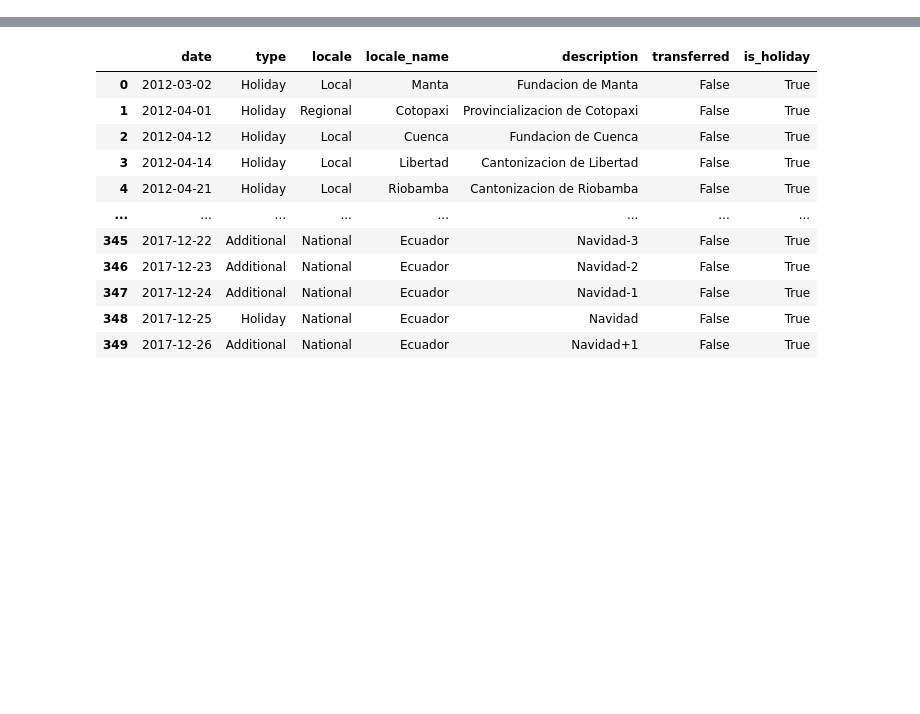
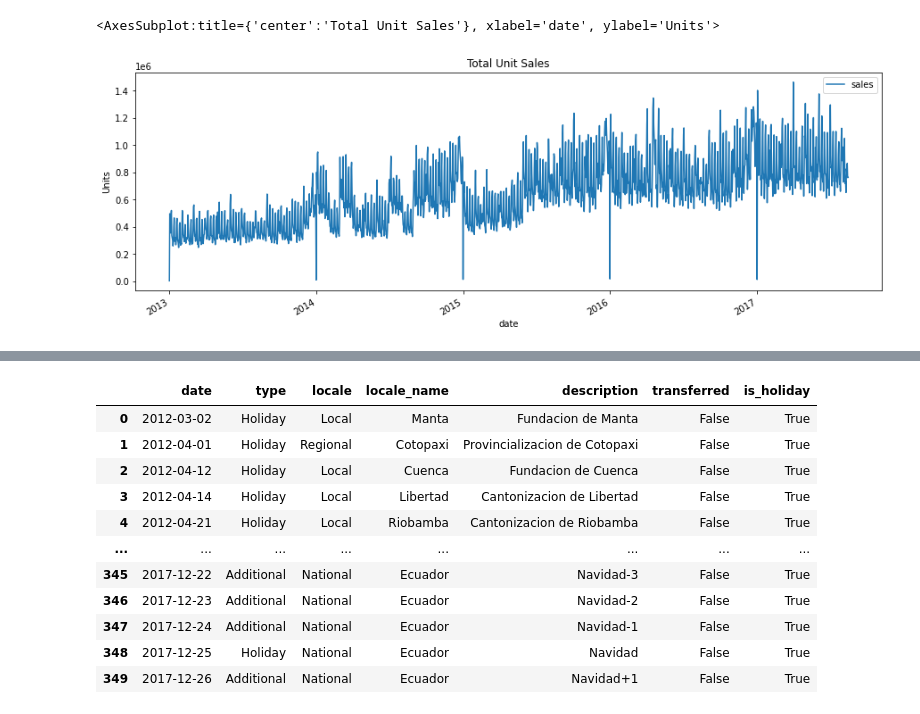
Before and after one commit to SamArnts/store_sales_timeseries, a Jupyter notebook: prediction.ipynb, the cells around one changed output, grey strips where cells are left out. Drawn from its saved outputs; the diff is of its cells as text; code cells hidden in the pictures; blank space fills up the shorter version.

```diff
--- a/prediction.ipynb
+++ b/prediction.ipynb
@@ -13,0 +25,11 @@ holidays.head()
+# %%
+#visualizing total sales by date
+
+color_pal = sns.color_palette()
+
+train_total_sales = train.drop(columns=["store_nbr", "onpromotion", "family"])
+train_total_sales = train_total_sales.groupby(['date']).sum()
+train_total_sales.plot(kind="line", figsize=(15, 5), color=color_pal[0], title="Total Unit Sales", ylabel="Units")
+# %% [output]
+<AxesSubplot:title={'center':'Total Unit Sales'}, xlabel='date', ylabel='Units'>
+[figure, added]
```
Also changed, not shown: parts of 21 cells of this notebook.
